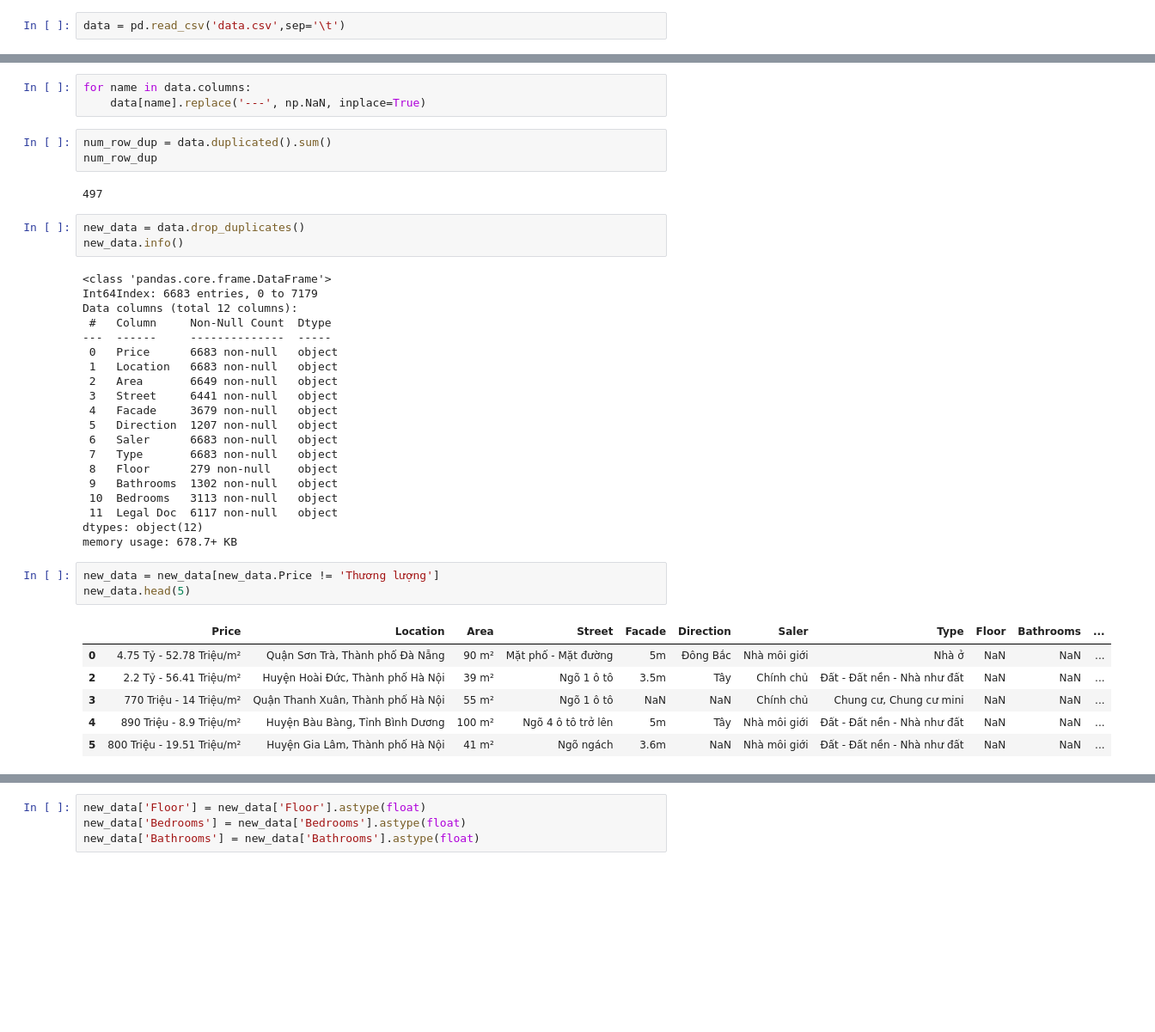
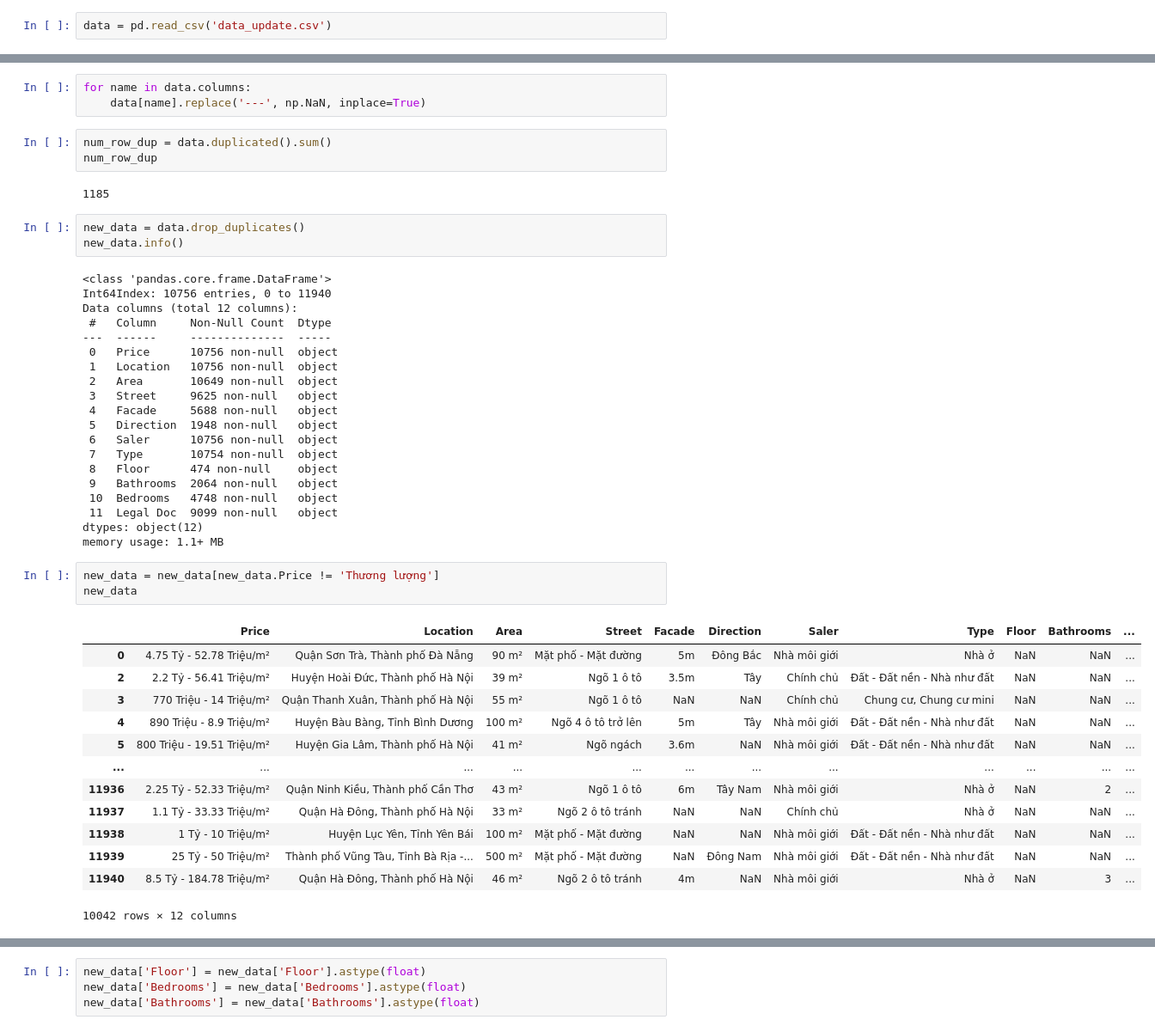
Before and after one commit to HieuTranV/DataVisualization, a Jupyter notebook: LabCK/Preprocessing.ipynb, the cells around one changed output, grey strips where cells are left out. Shown at 86% size. Saved outputs shown, nothing was run; the diff lists cells and outputs as text; blank space fills up the shorter version.

```diff
--- a/LabCK/Preprocessing.ipynb
+++ b/LabCK/Preprocessing.ipynb
@@ -7,6 +8,6 @@ import warnings
 warnings.filterwarnings('ignore')
 # %%
-data = pd.read_csv('data.csv',sep='\t')
+data = pd.read_csv('data_update.csv')
 # %%
 data
 # %% [output]
@@ -62,37 +65,44 @@ for name in data.columns:
 num_row_dup = data.duplicated().sum()
 num_row_dup
 # %% [output]
-497
+1185
 # %%
 new_data = data.drop_duplicates()
 new_data.info()
 # %% [output]
 <class 'pandas.core.frame.DataFrame'>
-Int64Index: 6683 entries, 0 to 7179
+Int64Index: 10756 entries, 0 to 11940
 Data columns (total 12 columns):
  #   Column     Non-Null Count  Dtype
 ---  ------     --------------  -----
- 0   Price      6683 non-null   object
- 1   Location   6683 non-null   object
- 2   Area       6649 non-null   object
- 3   Street     6441 non-null   object
- 4   Facade     3679 non-null   object
- 5   Direction  1207 non-null   object
- 6   Saler      6683 non-null   object
- 7   Type       6683 non-null   object
- 8   Floor      279 non-null    object
- 9   Bathrooms  1302 non-null   object
- 10  Bedrooms   3113 non-null   object
- 11  Legal Doc  6117 non-null   object
+ 0   Price      10756 non-null  object
+ 1   Location   10756 non-null  object
+ 2   Area       10649 non-null  object
+ 3   Street     9625 non-null   object
+ 4   Facade     5688 non-null   object
+ 5   Direction  1948 non-null   object
+ 6   Saler      10756 non-null  object
+ 7   Type       10754 non-null  object
+ 8   Floor      474 non-null    object
+ 9   Bathrooms  2064 non-null   object
+ 10  Bedrooms   4748 non-null   object
+ 11  Legal Doc  9099 non-null   object
 dtypes: object(12)
-memory usage: 678.7+ KB
+memory usage: 1.1+ MB
 # %%
 new_data = new_data[new_data.Price != 'Thương lượng']
-new_data.head(5)
+new_data
 # %% [output]
 |  | Price | Location | Area | Street | Facade | Direction | Saler | Type | Floor | Bathrooms | ... |
 | 0 | 4.75 Tỷ - 52.78 Triệu/m² | Quận Sơn Trà, Thành phố Đà Nẵng | 90 m² | Mặt phố - Mặt đường | 5m | Đông Bắc | Nhà môi giới | Nhà ở | NaN | NaN | ... |
 | 2 | 2.2 Tỷ - 56.41 Triệu/m² | Huyện Hoài Đức, Thành phố Hà Nội | 39 m² | Ngõ 1 ô tô | 3.5m | Tây | Chính chủ | Đất - Đất nền - Nhà như đất | NaN | NaN | ... |
 | 3 | 770 Triệu - 14 Triệu/m² | Quận Thanh Xuân, Thành phố Hà Nội | 55 m² | Ngõ 1 ô tô | NaN | NaN | Chính chủ | Chung cư, Chung cư mini | NaN | NaN | ... |
 | 4 | 890 Triệu - 8.9 Triệu/m² | Huyện Bàu Bàng, Tỉnh Bình Dương | 100 m² | Ngõ 4 ô tô trở lên | 5m | Tây | Nhà môi giới | Đất - Đất nền - Nhà như đất | NaN | NaN | ... |
 | 5 | 800 Triệu - 19.51 Triệu/m² | Huyện Gia Lâm, Thành phố Hà Nội | 41 m² | Ngõ ngách | 3.6m | NaN | Nhà môi giới | Đất - Đất nền - Nhà như đất | NaN | NaN | ... |
+| ... | ... | ... | ... | ... | ... | ... | ... | ... | ... | ... | ... |
+| 11936 | 2.25 Tỷ - 52.33 Triệu/m² | Quận Ninh Kiều, Thành phố Cần Thơ | 43 m² | Ngõ 1 ô tô | 6m | Tây Nam | Nhà môi giới | Nhà ở | NaN | 2 | ... |
+| 11937 | 1.1 Tỷ - 33.33 Triệu/m² | Quận Hà Đông, Thành phố Hà Nội | 33 m² | Ngõ 2 ô tô tránh | NaN | NaN | Chính chủ | Nhà ở | NaN | NaN | ... |
+| 11938 | 1 Tỷ - 10 Triệu/m² | Huyện Lục Yên, Tỉnh Yên Bái | 100 m² | Mặt phố - Mặt đường | NaN | NaN | Nhà môi giới | Đất - Đất nền - Nhà như đất | NaN | NaN | ... |
+| 11939 | 25 Tỷ - 50 Triệu/m² | Thành phố Vũng Tàu, Tỉnh Bà Rịa -... | 500 m² | Mặt phố - Mặt đường | NaN | Đông Nam | Nhà môi giới | Đất - Đất nền - Nhà như đất | NaN | NaN | ... |
+| 11940 | 8.5 Tỷ - 184.78 Triệu/m² | Quận Hà Đông, Thành phố Hà Nội | 46 m² | Ngõ 2 ô tô tránh | 4m | NaN | Nhà môi giới | Nhà ở | NaN | 3 | ... |
+10042 rows × 12 columns
```
Also changed, not shown: parts of 29 cells of this notebook.
